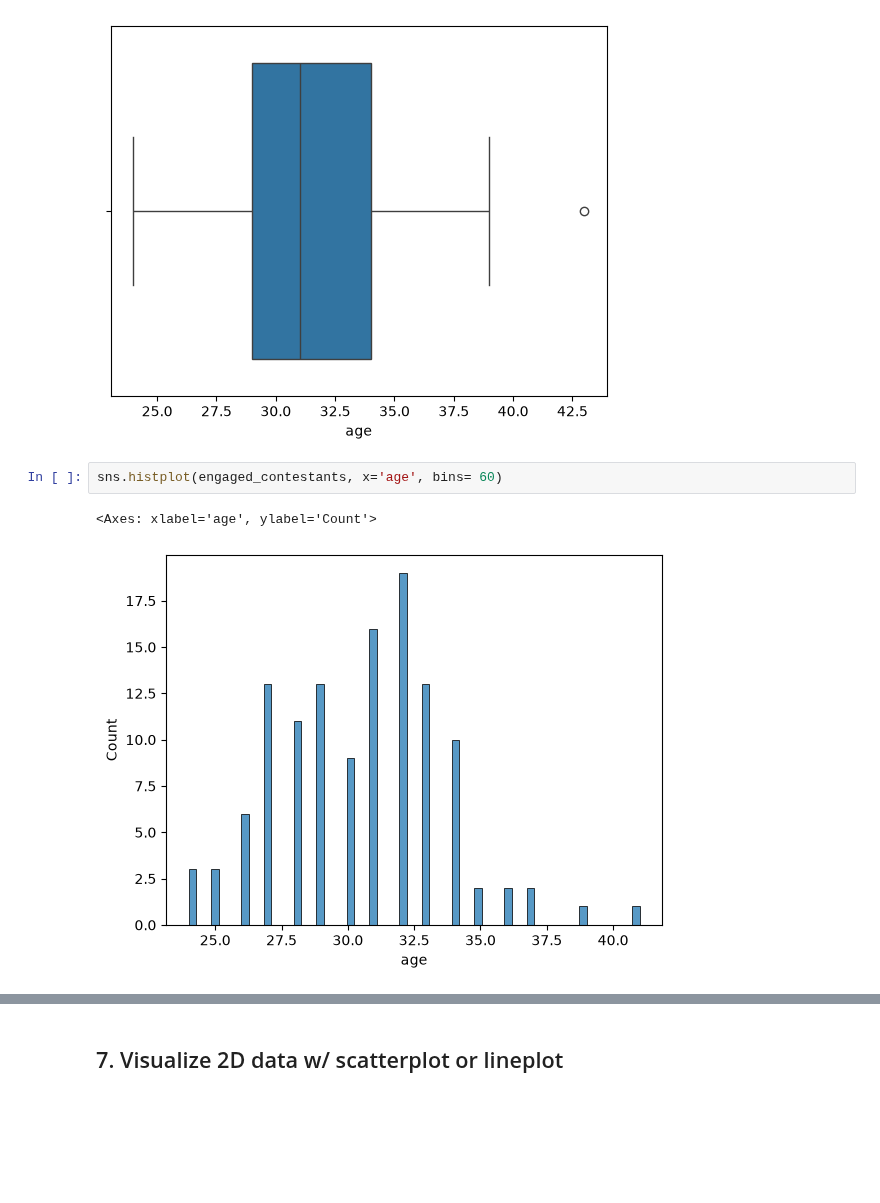
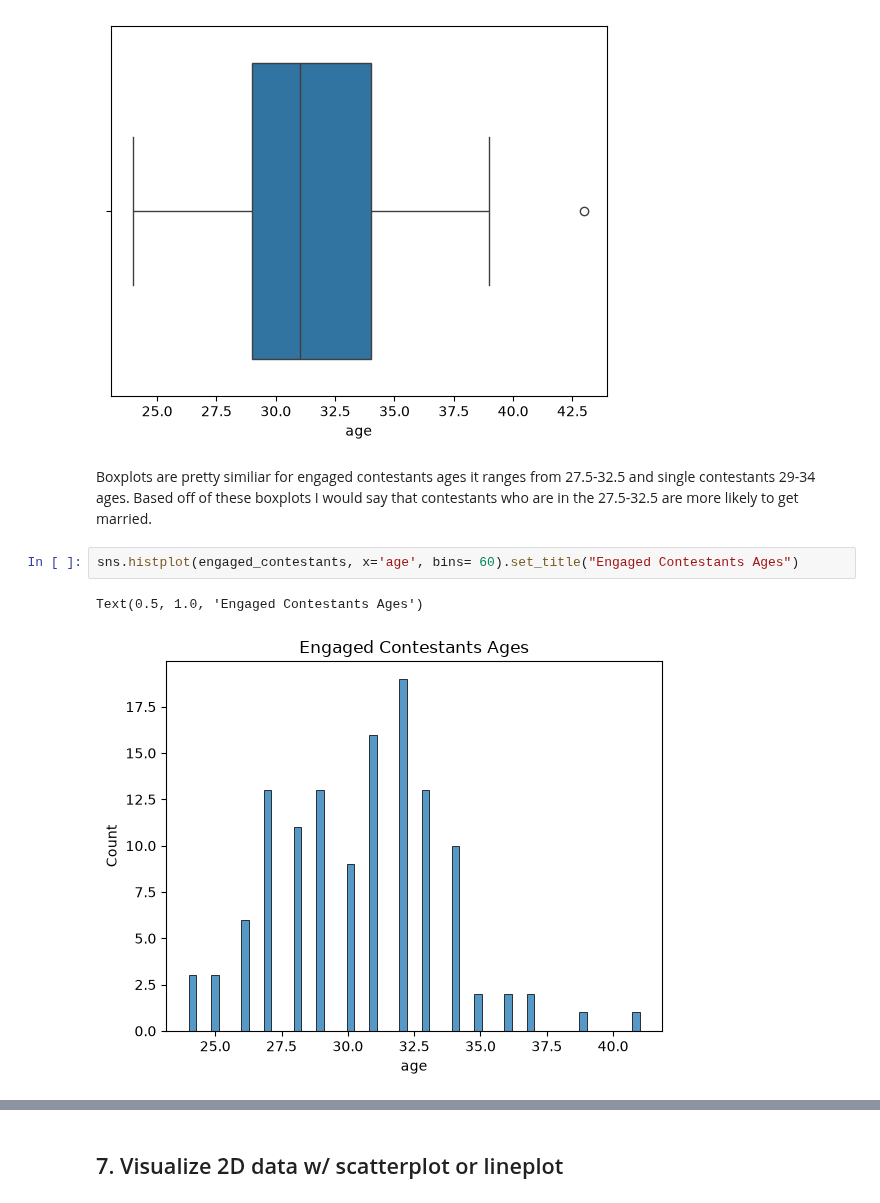
Before and after one commit to ZeeThomas/Love-Is-Blind-Analysis, a Jupyter notebook: analysisV0.ipynb, the cells around one changed output, grey strips where cells are left out. Saved outputs shown, nothing was run; the diff lists cells and outputs as text; blank space fills up the shorter version.

```diff
--- a/analysisV0.ipynb
+++ b/analysisV0.ipynb
@@ -520,9 +525,11 @@ sns.boxplot(single_contestants, x="age")
 # %% [output]
 <Axes: xlabel='age'>
 [figure]
+# %% [markdown]
+Boxplots are pretty similiar for engaged contestants ages it ranges from 27.5-32.5 and single contestants 29-34 ages. Based off of these boxplots I would say that contestants who are in the 27.5-32.5 are more likely to get married.
 # %%
-sns.histplot(engaged_contestants, x='age', bins= 60)
+sns.histplot(engaged_contestants, x='age', bins= 60).set_title("Engaged Contestants Ages")
 # %% [output]
-<Axes: xlabel='age', ylabel='Count'>
+Text(0.5, 1.0, 'Engaged Contestants Ages')
-[figure, old version]
+[figure, new version]
 # %%
```
Also changed, not shown: parts of 15 cells of this notebook, 2 other files.
